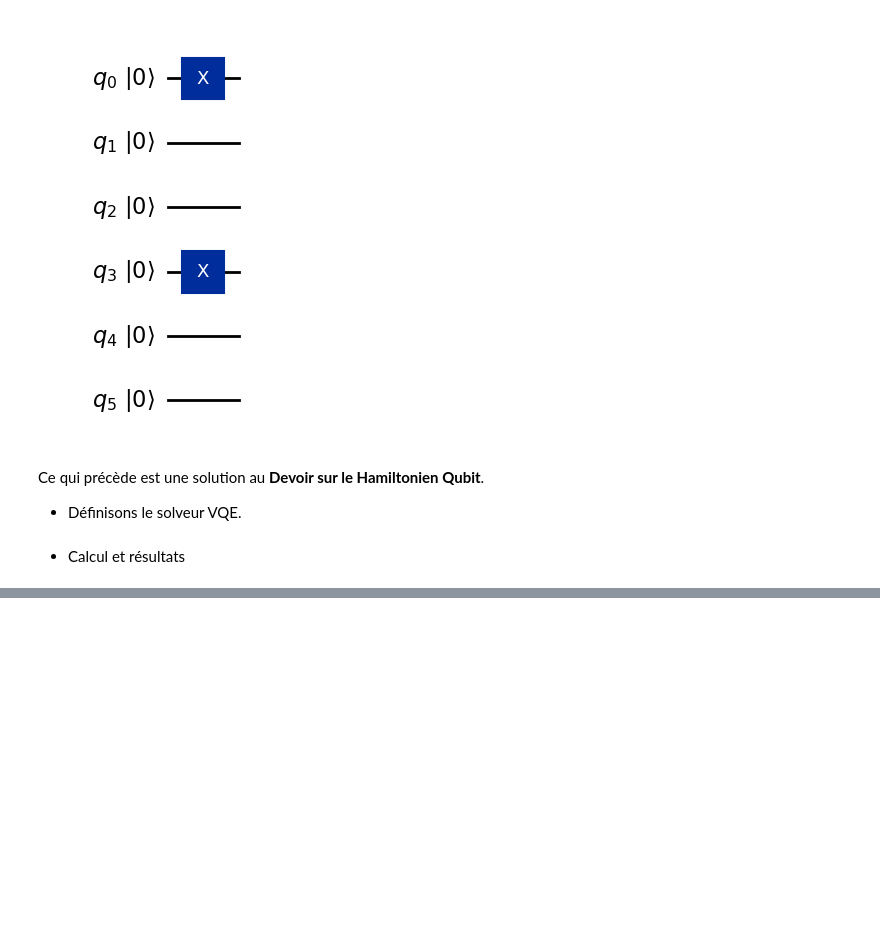
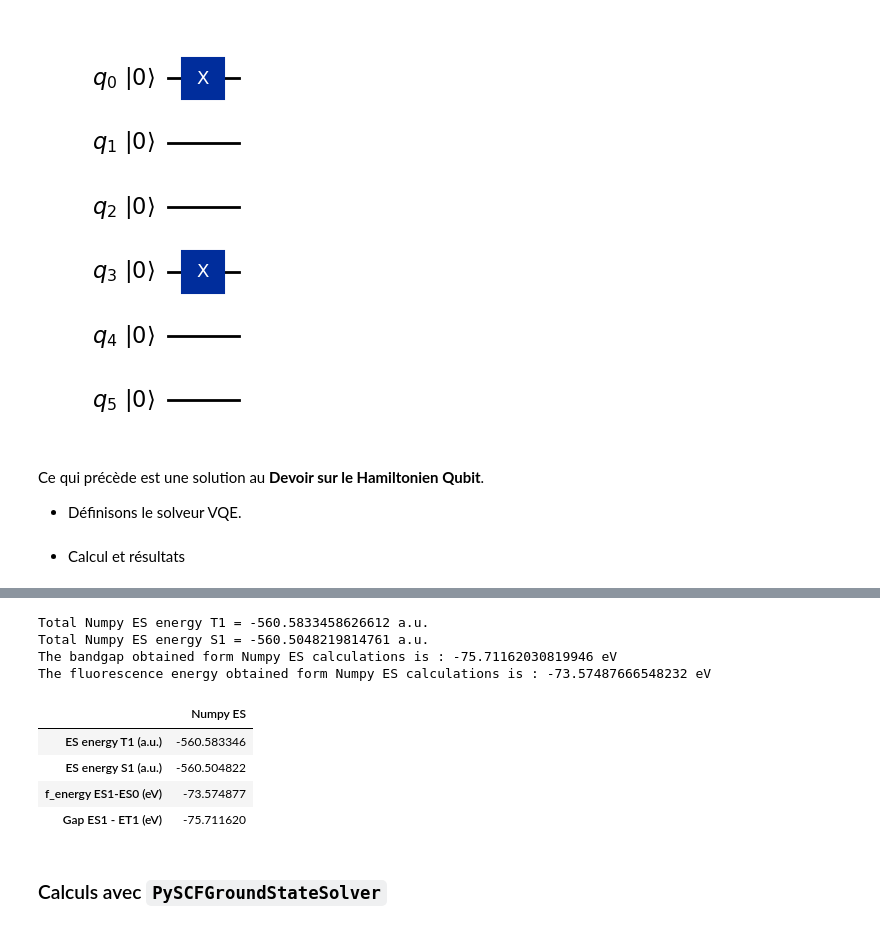
Before and after one commit to NanaEngo/PHY4268_Tutoriels_2024, a Jupyter notebook: PHY4248_ Tutorial 4 - Qiskit VQE with active space_ 240511.ipynb, the cells around one changed output, grey strips where cells are left out. Drawn from its saved outputs; the diff is of its cells as text; code cells hidden in the pictures; blank space fills up the shorter version.

```diff
--- a/PHY4248_ Tutorial 4 - Qiskit VQE with active space_ 240511.ipynb
+++ b/PHY4248_ Tutorial 4 - Qiskit VQE with active space_ 240511.ipynb
@@ -277,7 +278,12 @@ Molecule reference (HF) total energy: -560.8391624792079 Ha
 Molecule nuclear repulsion energy: 203.5391249740159 Ha
 # %%
 # Fermi Level and properties
+from pyscf.data import nist
+au2ev = nist.HARTREE2EV
+
 print(f"HOMO and LUMO index are {problem.num_alpha-1, problem.num_alpha}")
-print(f"HOMO and LUMO energies are {problem.orbital_energies[problem.num_alpha-1],problem.orbital_energies[problem.num_alpha]}")
-print(f"HOMO-LUMO gap is {abs(problem.orbital_energies[problem.num_alpha-1]-problem.orbital_energies[problem.num_alpha])}")
+print(f"HOMO and LUMO energies in eV are\
+{problem.orbital_energies[problem.num_alpha-1],problem.orbital_energies[problem.num_alpha] * au2ev}")
+print(f"HOMO-LUMO gap in eV is \
+{abs(problem.orbital_energies[problem.num_alpha-1]-problem.orbital_energies[problem.num_alpha]) * au2ev}")
 # %% [output]
@@ -457,0 +473,10 @@ error between the two exact calculations, 0.0 kcal/mol
+# %%
+from qiskit_nature.second_q.algorithms import ExcitedStatesEigensolver
+from qiskit_algorithms import NumPyEigensolver
+
+numpy_solver = NumPyEigensolver(k=4, filter_criterion=problem.get_default_filter_criterion())
+
+numpy_ES_solver = ExcitedStatesEigensolver(mapper, numpy_solver)
+NP_ES = numpy_ES_solver.solve(problem)
+
+print(NP_ES)
@@ -457,0 +501,32 @@ error between the two exact calculations, 0.0 kcal/mol
+# %%
+ET1_NP = NP_ES.total_energies[1]
+ES1_NP = NP_ES.total_energies[2]
+NP_gap = NP_ES.computed_energies[1] * au2ev
+NP_f_energy = NP_ES.computed_energies[2] * au2ev
+
+print(f'Total Numpy ES energy T1 = {ET1_NP} a.u.')
+print(f'Total Numpy ES energy S1 = {ES1_NP} a.u.')
+print(f'The bandgap obtained form Numpy ES calculations is : {NP_gap} eV')
+print(f'The fluorescence energy obtained form Numpy ES calculations is : {NP_f_energy} eV')
+# %% [output]
+Total Numpy ES energy T1 = -560.5833458626612 a.u.
+Total Numpy ES energy S1 = -560.5048219814761 a.u.
+The bandgap obtained form Numpy ES calculations is : -75.71162030819946 eV
+The fluorescence energy obtained form Numpy ES calculations is : -73.57487666548232 eV
+# %%
+# Create the results dataframe
+list_results_NP = [ET1_NP, ES1_NP, NP_f_energy, NP_gap]
+dict_results_NP = {'Numpy ES': list_results_NP}
+df_NP = pd.DataFrame(dict_results_NP,
+                    index = ['ES energy T1 (a.u.)', 'ES energy S1 (a.u.)',
+                            'f_energy ES1-ES0 (eV)', 'Gap ES1 - ET1 (eV)'])
+
+df_NP
+# %% [output]
+|  | Numpy ES |
+| ES energy T1 (a.u.) | -560.583346 |
+| ES energy S1 (a.u.) | -560.504822 |
+| f_energy ES1-ES0 (eV) | -73.574877 |
+| Gap ES1 - ET1 (eV) | -75.711620 |
+# %% [markdown]
+### Calculs avec `PySCFGroundStateSolver`
```
Also changed, not shown: parts of 33 cells of this notebook, 1 other file.
